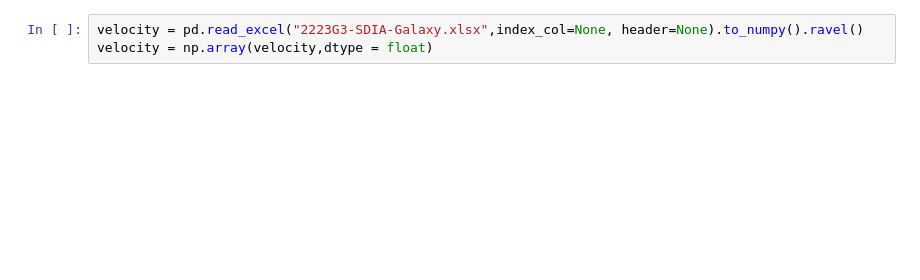
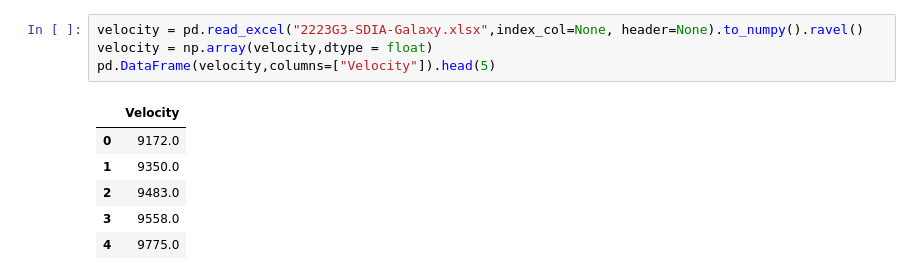
Before and after one commit to VictorNiaussat/EstimationAdvanced, a Jupyter notebook: Niaussat_Cilleros.ipynb, the cells around one changed output. Saved outputs shown, nothing was run; the diff lists cells and outputs as text; blank space fills up the shorter version.

```diff
--- a/Niaussat_Cilleros.ipynb
+++ b/Niaussat_Cilleros.ipynb
@@ -7,3 +13,11 @@ import pandas as pd
 # %%
 velocity = pd.read_excel("2223G3-SDIA-Galaxy.xlsx",index_col=None, header=None).to_numpy().ravel()
 velocity = np.array(velocity,dtype = float)
+pd.DataFrame(velocity,columns=["Velocity"]).head(5)
+# %% [output]
+|  | Velocity |
+| 0 | 9172.0 |
+| 1 | 9350.0 |
+| 2 | 9483.0 |
+| 3 | 9558.0 |
+| 4 | 9775.0 |
```
Also changed, not shown: parts of 20 cells of this notebook, 1 other file.
